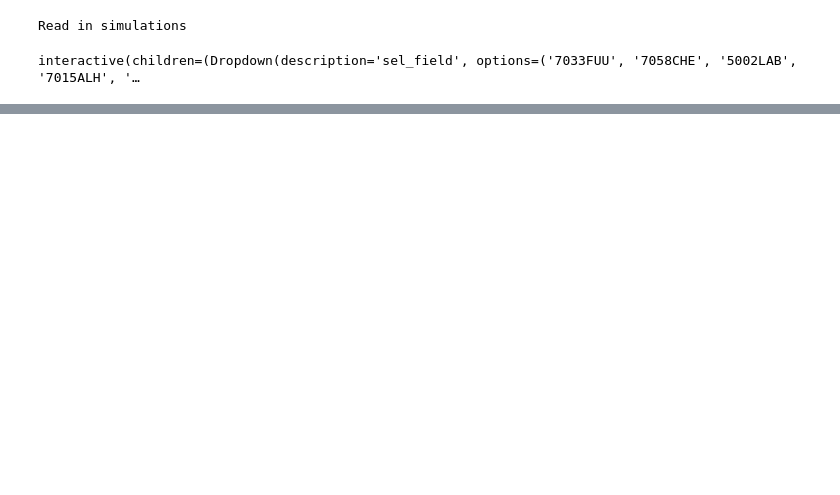
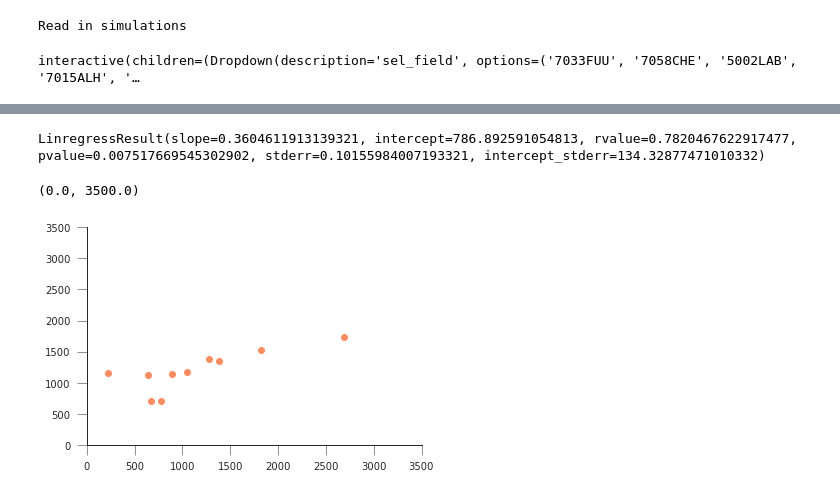
Before and after one commit to UCL-EO/Workshop2022, a Jupyter notebook: notebooks/05-WOFOST_fitting.ipynb, the cells around one changed output, grey strips where cells are left out. Cells and saved outputs as stored; diff of their text form; code cells hidden in the pictures; blank space fills up the shorter version.

```diff
--- a/notebooks/05-WOFOST_fitting.ipynb
+++ b/notebooks/05-WOFOST_fitting.ipynb
@@ -20,0 +99,14 @@ interactive(children=(Dropdown(description='sel_field', options=('7033FUU', '705
+# %%
+for j, ff in enumerate(train_fields):
+    slider_plots_func(
+        ff,
+        sols[j, 0],
+        sols[j, 1],
+        sols[j, 2],
+        0.05,
+        df_lai,
+        avg_yield,
+        t_axis,
+        lais,
+        yields,
+        parameters)
@@ -20,0 +124,22 @@ interactive(children=(Dropdown(description='sel_field', options=('7033FUU', '705
+# %%
+T =[]
+Z = []
+for ii, ff in enumerate(train_fields):
+    sel_dos, sel_tdwi, sel_beta_early, _ = sols[ii,:]
+    diff = np.abs(parameters - np.array([sel_dos, sel_tdwi, sel_beta_early, 0.05]))
+    ilocs = np.abs(diff).sum(axis=1).argmin()
+    obs_yield = avg_yield[avg_yield.field_code == ff].yield_mean.values
+    yield_std = avg_yield[avg_yield.field_code == ff].yield_std.values
+    #T.append((yields[ilocs]-obs_yield)**2/(yield_std**2))
+    T.append(yields[ilocs])
+    Z.append(obs_yield)
+T=np.array(T).squeeze()
+
+plt.plot(Z, T, 'o')
+print(ss.linregress(np.array(Z).squeeze(), T))
+plt.xlim(0,3500)
+plt.ylim(0,3500)
+# %% [output]
+LinregressResult(slope=0.3604611913139321, intercept=786.892591054813, rvalue=0.7820467622917477, pvalue=0.007517669545302902, stderr=0.10155984007193321, intercept_stderr=134.32877471010332)
+(0.0, 3500.0)
+[figure, added]
```
Also changed, not shown: parts of 12 cells of this notebook, 1 other file.
